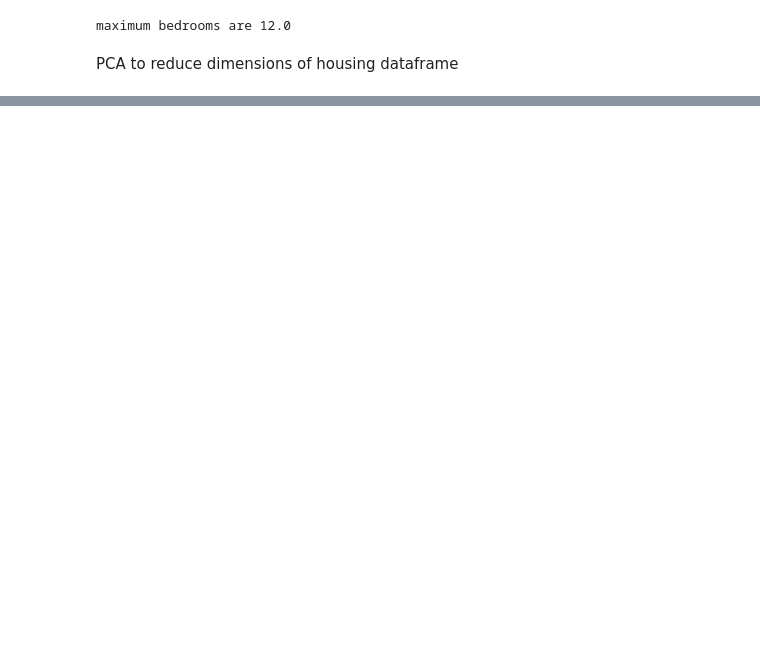
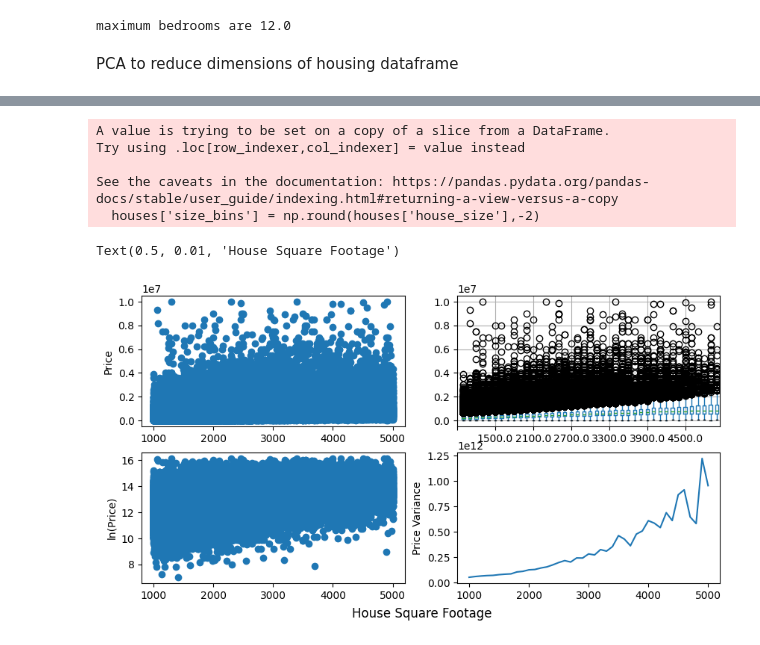
Before and after one commit to et-lang225/House_Prices_Project, a Jupyter notebook: houses_explore.ipynb, the cells around one changed output, grey strips where cells are left out. Drawn from its saved outputs; the diff is of its cells as text; code cells hidden in the pictures; blank space fills up the shorter version.

```diff
--- a/houses_explore.ipynb
+++ b/houses_explore.ipynb
@@ -19,7 +19,7 @@ print(f'maximum bedrooms are {max_beds}')
 # %% [output]
 maximum bedrooms are 12.0
 # %%
-houses = buildings.loc[ (buildings['bed'] <= max_beds) & (buildings['bed'] > buildings['bath']) & (buildings['house_size'] <= 5000) & (buildings['price'] > 1000), ]
+houses = buildings.loc[ (buildings['bed'] <= max_beds) & (buildings['bed'] > buildings['bath']) & (buildings['house_size'] <= 5000) & (buildings['house_size'] >= 1000) & (buildings['price'] > 1000) & (buildings['price'] < 10e6), ]
 # houses = buildings.loc[(buildings['bed'] < 7) & (buildings['bath'] < buildings['bed']),]
 houses_ar = np.array(houses.select_dtypes(include=np.number).iloc[:,1:])
 # %% [markdown]
@@ -38,8 +41,31 @@ ax.scatter(h_PCs[:,0], h_PCs[:,1])
 # %%
-fig, ax = plt.subplots()
-ax.scatter(houses['house_size'], np.log(houses['price']))
-ax.set_ylabel('ln(Price)')
-ax.set_xlabel('House Square Footage')
+houses['size_bins'] = np.round(houses['house_size'],-2)
+price_var = houses.groupby('size_bins')['price'].var().reset_index(name='price_var')
+price_var = price_var.sort_values(by='size_bins')
+price_by_bin = houses.groupby('size_bins')['price'].apply(list)
+df_price_by_bin = pd.DataFrame({str(bin_label): pd.Series(vals)
+                                for bin_label, vals in price_by_bin.items()})
+sqft = list(price_by_bin.index)
+price_ar = df_price_by_bin.to_numpy()
+
+fig, ax = plt.subplots(2,2, figsize=(10,5))
+ax[0,0].scatter(houses['house_size'], houses['price'])
+ax[0,0].set_ylabel('Price')
+df_price_by_bin.boxplot(ax=ax[0,1])
+ax[0,1].set_xticks([i for i in range(0, len(sqft)) if (i % 6 == 0) or (i == 0) or (i == len(sqft))])
+ax[1,0].scatter(houses['house_size'], np.log(houses['price']))
+ax[1,0].set_ylabel('ln(Price)')
+ax[1,1].plot(price_var['size_bins'], price_var['price_var'])
+ax[1,1].set_ylabel('Price Variance')
+fig.supxlabel('House Square Footage')
+# %% [output]
+A value is trying to be set on a copy of a slice from a DataFrame.
+Try using .loc[row_indexer,col_indexer] = value instead
+
+See the caveats in the documentation: https://pandas.pydata.org/pandas-docs/stable/user_guide/indexing.html#returning-a-view-versus-a-copy
+  houses['size_bins'] = np.round(houses['house_size'],-2)
+Text(0.5, 0.01, 'House Square Footage')
+[figure, added]
 # %%
 onehot_state = pd.get_dummies(houses['state'])
 scale = StandardScaler()
```
Also changed, not shown: parts of 7 cells of this notebook.
